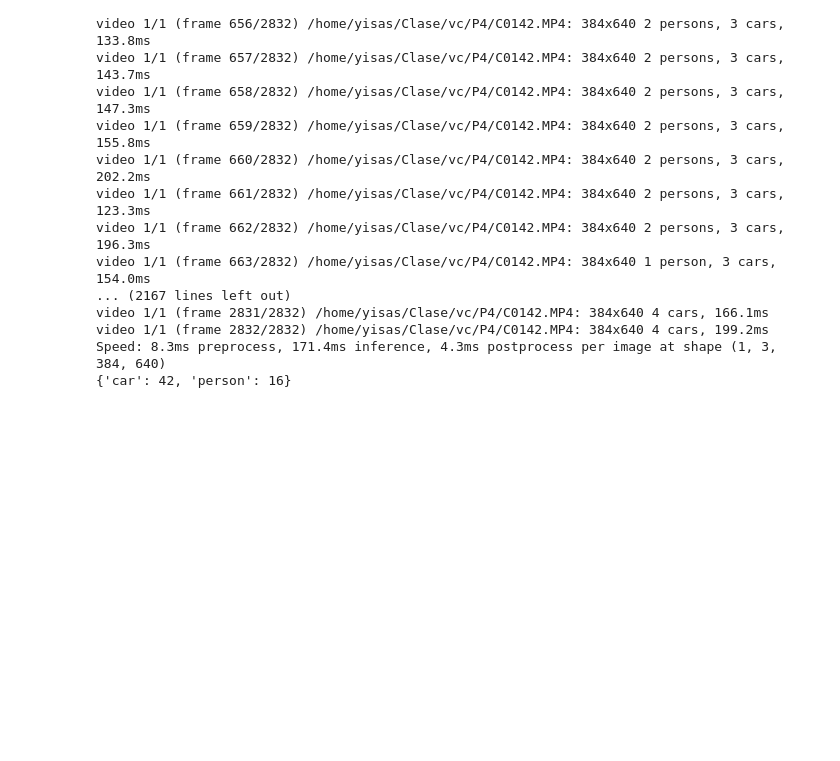
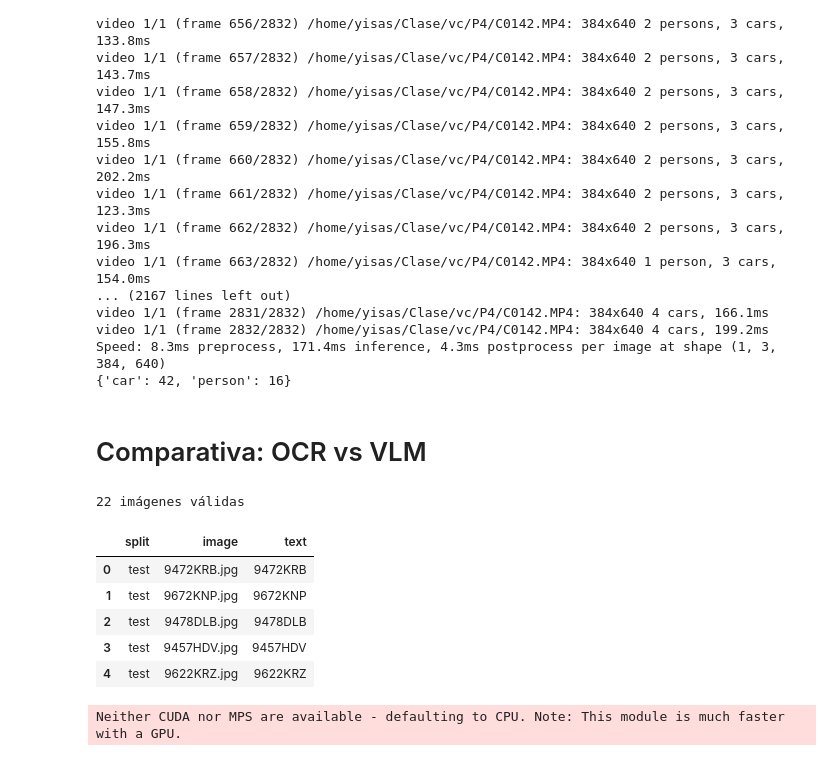
Before and after one commit to jesus-tdd/vc_P4, a Jupyter notebook: entrega1.ipynb, the cells around one changed output. Saved outputs shown, nothing was run; the diff lists cells and outputs as text; code cells hidden in the pictures; blank space fills up the shorter version.

```diff
--- a/entrega1.ipynb
+++ b/entrega1.ipynb
@@ -263,3 +270,40 @@ video 1/1 (frame 2831/2832) /home/yisas/Clase/vc/P4/C0142.MP4: 384x640 4 cars, 1
 video 1/1 (frame 2832/2832) /home/yisas/Clase/vc/P4/C0142.MP4: 384x640 4 cars, 199.2ms
 Speed: 8.3ms preprocess, 171.4ms inference, 4.3ms postprocess per image at shape (1, 3, 384, 640)
 {'car': 42, 'person': 16}
+# %% [markdown]
+# Comparativa: OCR vs VLM
+# %%
+PATH = "dataset"
+SPLITS = ["test", "val"]
+SINGLE_PLATE_REGEX = re.compile(r"^(\d{4}[A-Z]{3})$")
+
+rows = []
+for split in SPLITS:
+    for path in glob.glob(f"{PATH}/{split}/images/*.jpg"):
+        stem = os.path.splitext(os.path.basename(path))[0]
+        m = SINGLE_PLATE_REGEX.match(stem)
+
+        if not m:
+            continue
+
+        label = f"{PATH}/{split}/labels/{stem}.txt"
+        if not os.path.exists(label):
+                continue
+
+        with open(label) as f:
+            n_lines = sum(1 for l in f if l.strip())
+        if n_lines != 1:
+            continue
+        rows.append((split, stem + ".jpg", m.group(1)))
+
+gt = pd.DataFrame(rows, columns=["split", "image", "text"])
+print(len(gt), "imágenes válidas")
+gt.head()
+# %% [output]
+22 imágenes válidas
+|  | split | image | text |
+| 0 | test | 9472KRB.jpg | 9472KRB |
+| 1 | test | 9672KNP.jpg | 9672KNP |
+| 2 | test | 9478DLB.jpg | 9478DLB |
+| 3 | test | 9457HDV.jpg | 9457HDV |
+| 4 | test | 9622KRZ.jpg | 9622KRZ |
@@ -265,0 +343,11 @@ Speed: 8.3ms preprocess, 171.4ms inference, 4.3ms postprocess per image at shape
+# %%
+reader = easyocr.Reader(["en"])
+ALLOW = "ABCDEFGHIJKLMNOPQRSTUVWXYZ0123456789"
+
+def easyocr_read(crop_bgr):
+    gray = cv2.cvtColor(cv2.resize(crop_bgr, None, fx=3, fy=3, interpolation=cv2.INTER_CUBIC),
+                        cv2.COLOR_BGR2GRAY)
+    res = reader.readtext(gray, allowlist=ALLOW, detail=0)
+    return norm("".join(res))
+# %% [output]
+Neither CUDA nor MPS are available - defaulting to CPU. Note: This module is much faster with a GPU.
```
Also changed, not shown: parts of 7 cells of this notebook, 2 other files.
